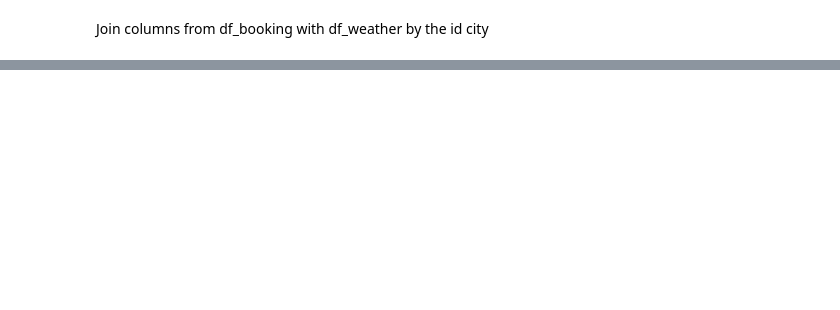
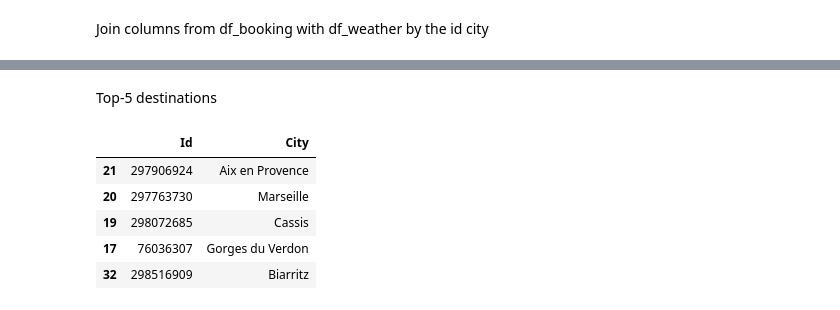
Before and after one commit to Stylomines/Plan_your_trip_with_Kayak, a Jupyter notebook: Kayak.ipynb, the cells around one changed output, grey strips where cells are left out. Drawn from its saved outputs; the diff is of its cells as text; code cells hidden in the pictures; blank space fills up the shorter version.

Commit message:
added graph with Top-5 destinations and a Top-20 hotels

```diff
--- a/Kayak.ipynb
+++ b/Kayak.ipynb
@@ -343 +365,13 @@ df_booking_weather['lat_hotel'] = df_booking_weather['coordinates'].apply(lambda
 df_booking_weather.drop(columns=['coordinates','Id'], inplace = True)
+# %% [markdown]
+Top-5 destinations
+# %%
+top_5_cities = df_weather.sort_values(by = 'clear_weather', ascending = False).head(5)[["Id","City"]]
+top_5_cities
+# %% [output]
+|  | Id | City |
+| 21 | 297906924 | Aix en Provence |
+| 20 | 297763730 | Marseille |
+| 19 | 298072685 | Cassis |
+| 17 | 76036307 | Gorges du Verdon |
+| 32 | 298516909 | Biarritz |
```
Also changed, not shown: parts of 15 cells of this notebook, 3 other files.
